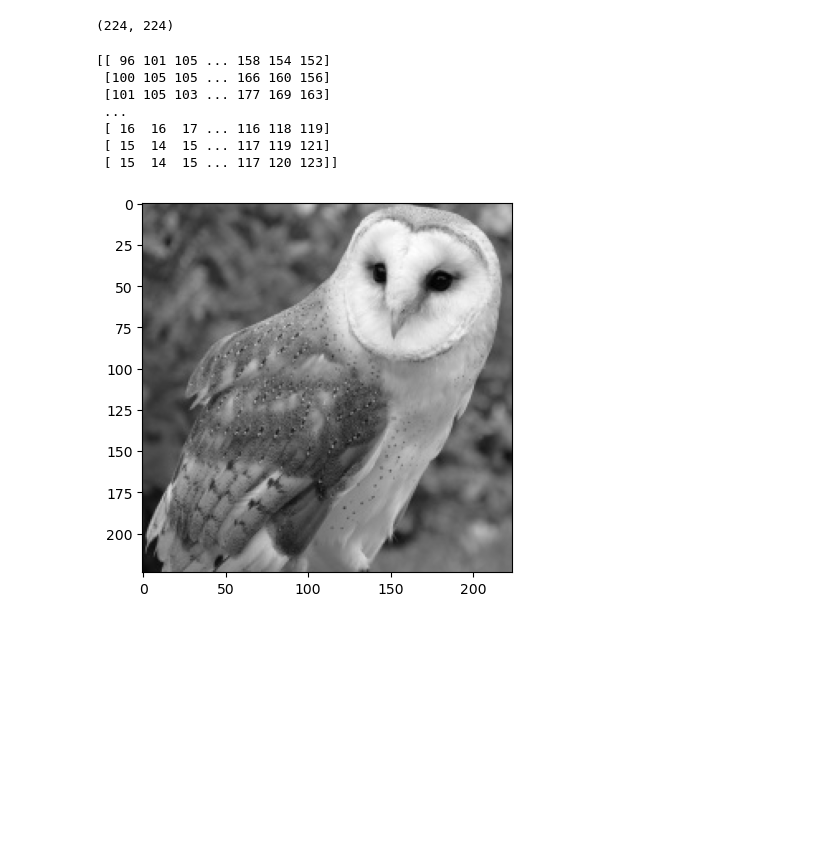
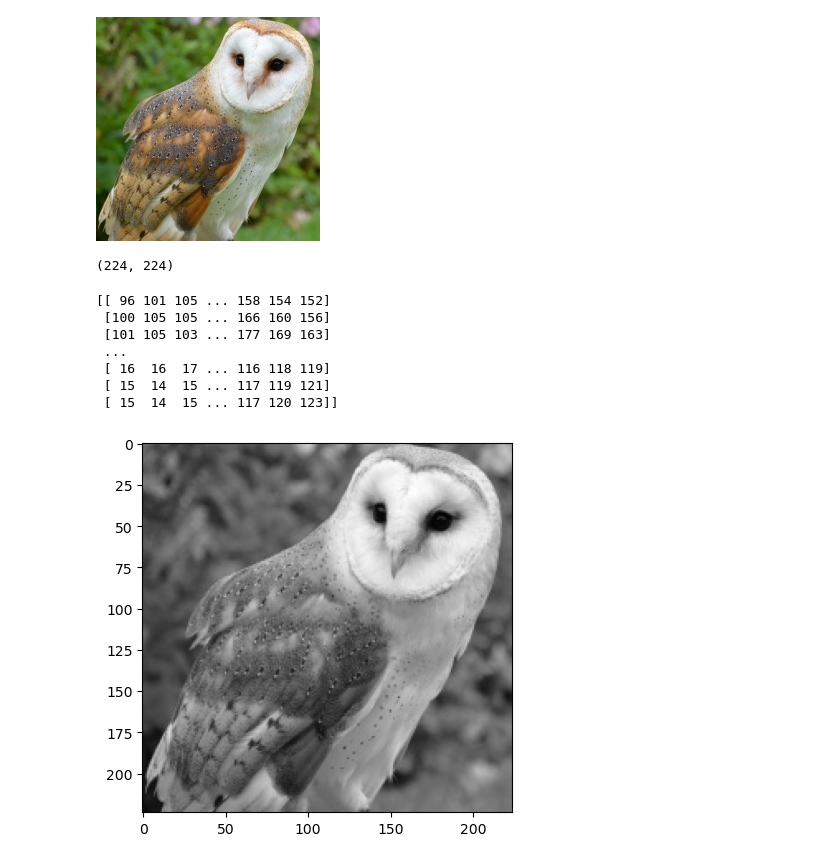
Before and after one commit to MH-2005/AI_Course, a Jupyter notebook: ClassWork/session1_first_day.ipynb, the cells around one changed output. Cells and saved outputs as stored; diff of their text form; code cells hidden in the pictures; blank space fills up the shorter version.

```diff
--- a/ClassWork/session1_first_day.ipynb
+++ b/ClassWork/session1_first_day.ipynb
@@ -11,6 +9,12 @@ def sh (im):
     cv.destroyAllWindows()
 # %%
 image = cv.imread(r"Bird Speciees Dataset/BARN OWL/001.jpg",0)
+# %%
+from IPython.display import Image, display
+
+display(Image(filename="Bird Speciees Dataset/BARN OWL/001.jpg"))
+# %% [output]
+[figure, added]
 # %%
 print(image.shape)
 # %% [output]
```
Also changed, not shown: parts of 4 cells of this notebook, 25 other files.
